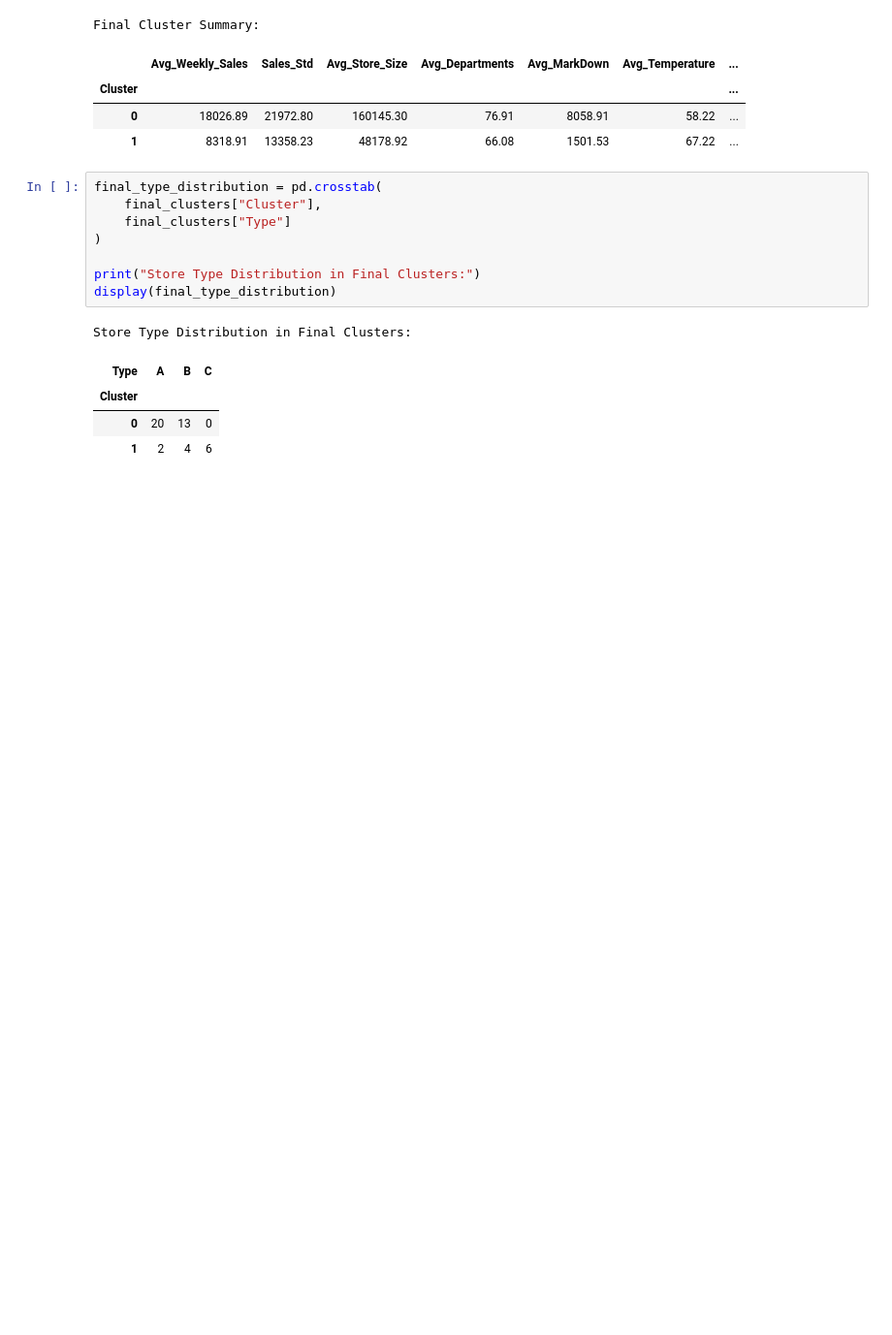
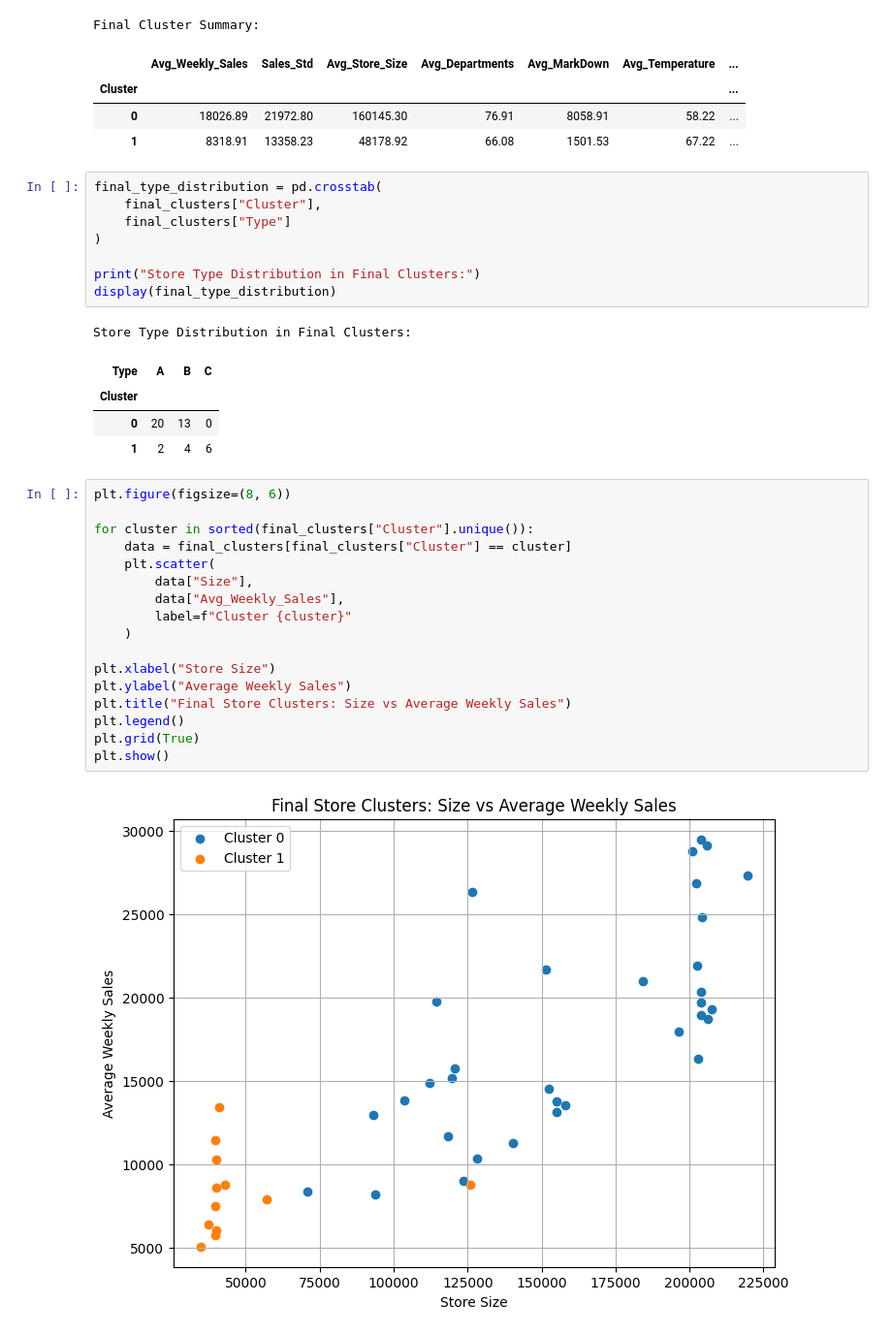
Before and after one commit to TanyaTejaswi/Walmart-Store-Clustering, a Jupyter notebook: Walmart_Store_Clustering.ipynb, the cells around one changed output. Shown at 97% size. Drawn from its saved outputs; the diff is of its cells as text; blank space fills up the shorter version.

Commit message:
Complete K-Means clustering analysis and save final model output

```diff
--- a/Walmart_Store_Clustering.ipynb
+++ b/Walmart_Store_Clustering.ipynb
@@ -717,3 +717,22 @@ Store Type Distribution in Final Clusters:
 | Cluster |  |  |  |
 | 0 | 20 | 13 | 0 |
 | 1 | 2 | 4 | 6 |
+# %%
+plt.figure(figsize=(8, 6))
+
+for cluster in sorted(final_clusters["Cluster"].unique()):
+    data = final_clusters[final_clusters["Cluster"] == cluster]
+    plt.scatter(
+        data["Size"],
+        data["Avg_Weekly_Sales"],
+        label=f"Cluster {cluster}"
+    )
+
+plt.xlabel("Store Size")
+plt.ylabel("Average Weekly Sales")
+plt.title("Final Store Clusters: Size vs Average Weekly Sales")
+plt.legend()
+plt.grid(True)
+plt.show()
+# %% [output]
+[figure, added]
```
Also changed, not shown: parts of 10 cells of this notebook.
